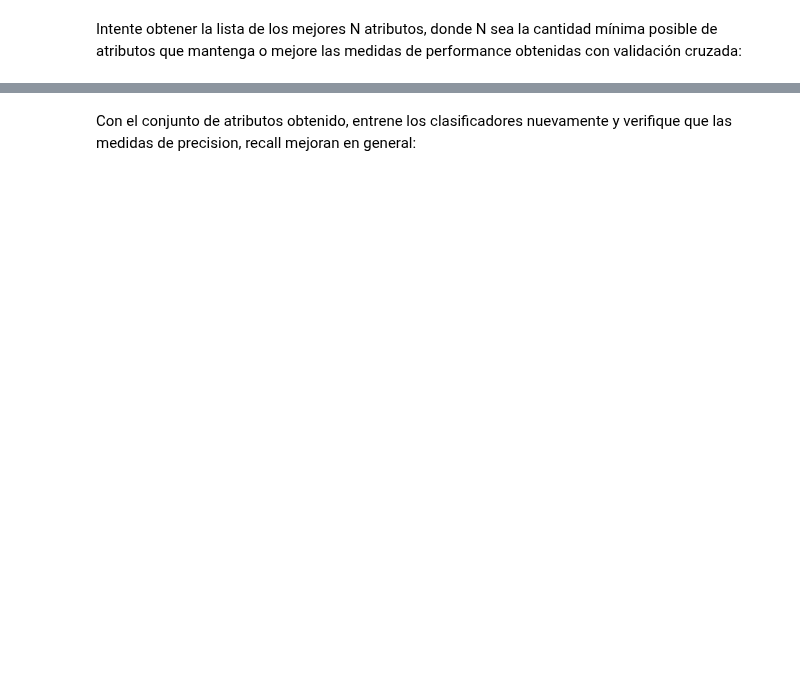
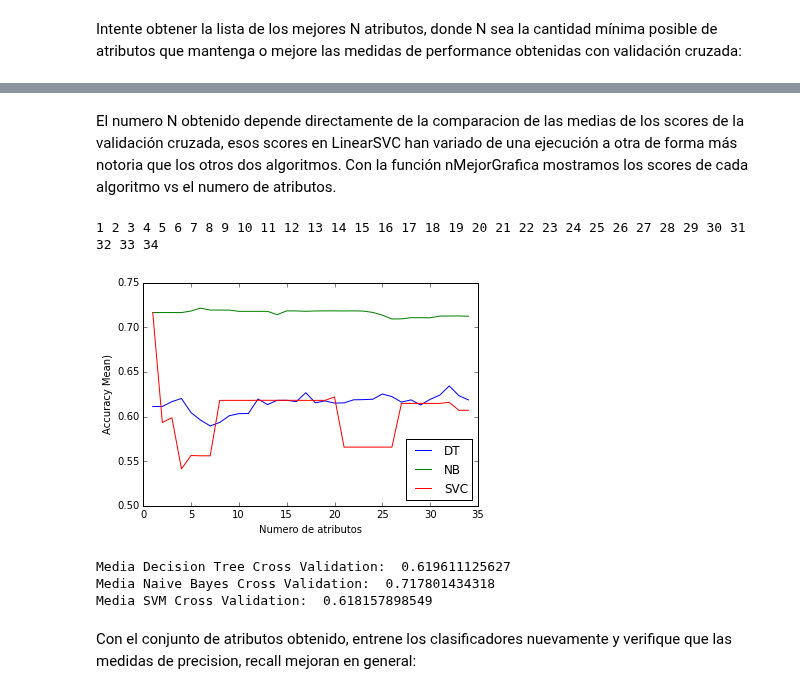
Before and after one commit to raulsperoni/aprendizaje-automatico-2015, a Jupyter notebook: Lab1_2015.ipynb, the cells around one changed output, grey strips where cells are left out. Drawn from its saved outputs; the diff is of its cells as text; code cells hidden in the pictures; blank space fills up the shorter version.

```diff
--- a/Lab1_2015.ipynb
+++ b/Lab1_2015.ipynb
@@ -561,6 +541,6 @@ Validación cruzada árbol de decisión
 from sklearn import tree,cross_validation
 dt = tree.DecisionTreeClassifier()
 
-dt_score = cross_validation.cross_val_score(dt, X, y, cv=kf, n_jobs=-1)
+dt_score = cross_validation.cross_val_score(dt, np.asarray(X), np.asarray(y), cv=kf, n_jobs=-1)
 print "Media Decision Tree Cross Validation: ",dt_score.mean()
 # %% [output]
@@ -571,5 +551,5 @@ Validación cruzada Naive Bayes
 from sklearn.naive_bayes import GaussianNB
 nb = GaussianNB()
 
-nb_score = cross_validation.cross_val_score(nb, X, y, cv=kf, n_jobs=-1)
+nb_score = cross_validation.cross_val_score(nb, np.asarray(X), np.asarray(y), cv=kf, n_jobs=-1)
 print "Media Naive Bayes Cross Validation: ",nb_score.mean()
@@ -579,5 +561,5 @@ Validación cruzada SVM
 from sklearn.svm import SVC,LinearSVC,NuSVC
 svc = LinearSVC()
 
-svc_score = cross_validation.cross_val_score(svc, X, y, cv=kf, n_jobs=-1)
+svc_score = cross_validation.cross_val_score(svc, np.asarray(X), np.asarray(y), cv=kf, n_jobs=-1)
 print "Media SVM Cross Validation: ",svc_score.mean()
@@ -667,8 +656,9 @@ def esmejor(X,X_nom,y,n):
 ##Evaluo todo los posibles valores hasta que alguno mejore o iguale.
 for i in range(1, X.shape[1]):
     mejor = esmejor(X,X_nom,y,i)
-    print mejor
     if mejor[0]:
         print "La cantidad minima de atributos que mantiene o mejora la performance es: ",len(mejor[1])
         print mejor[1]
         break
+    else:
+        print i,
@@ -675,3 +686,5 @@ for i in range(1, X.shape[1]):
+# %% [markdown]
+El numero N obtenido depende directamente de la comparacion de las medias de los scores de la validación cruzada, esos scores en LinearSVC han variado de una ejecución a otra de forma más notoria que los otros dos algoritmos. Con la función nMejorGrafica mostramos los scores de cada algoritmo vs el numero de atributos.
 # %%
 from sklearn import cross_validation
 import pylab as pl
@@ -680,52 +693,59 @@ import pylab as pl
 def nMejorGrafica(X,y):
     #rango de 1 a cant atributos
     rango = range(1, X.shape[1])
     results = [[],[],[],[]]
     #para cada n
     for i in rango:
         (X_new,attrs) = seleccionarKmejores(X,X_nom,y,i)
         #Evaluo los algoritmos con validacion cruzada
-        dt_new = cross_validation.cross_val_score(dt, X_new, y, cv=kf, n_jobs=-1)
-        nb_new = cross_validation.cross_val_score(nb, X_new, y, cv=kf, n_jobs=-1)
-        svc_new = cross_validation.cross_val_score(svc, X_new, y, cv=kf, n_jobs=-1)
+        dt_new = cross_validation.cross_val_score(dt, np.asarray(X_new), np.asarray(y), cv=kf, n_jobs=-1)
+        nb_new = cross_validation.cross_val_score(nb, no.asarray(X_new), np.asarray(y), cv=kf, n_jobs=-1)
+        svc_new = cross_validation.cross_val_score(svc, no.asarray(X_new), np.asarray(y), cv=kf, n_jobs=-1)
 
         #Guardo resultado
         results[0] = np.append(results[0], dt_new.mean())
         results[1] = np.append(results[1], nb_new.mean())
         results[2] = np.append(results[2], svc_new.mean())
         results[3] = attrs
         print (i),
 
     print ""
 
     # Plot number of features VS. cross-validation scores
 
     pl.figure()
     pl.xlabel("Numero de atributos")
     pl.ylabel("Accuracy Mean)")
     pl.plot(rango,results[0])
     pl.plot(rango,results[1])
     pl.plot(rango,results[2])
     pl.legend(['DT', 'NB', 'SVC'], loc='lower right')
     #print "Medias:",results
 
 nMejorGrafica(X,y)
+# %% [output]
+1 2 3 4 5 6 7 8 9 10 11 12 13 14 15 16 17 18 19 20 21 22 23 24 25 26 27 28 29 30 31 32 33 34
+[figure, added]
 # %%
 from sklearn.feature_selection import SelectKBest
 from sklearn.feature_selection import chi2
 #Seleccionamos los 1 mejores
-(X_new,attrs) = seleccionarKmejores(X,X_nom,y,20)
+(X_new,attrs) = seleccionarKmejores(X,X_nom,y,12)
 
 #Veo performance
 dtN = tree.DecisionTreeClassifier()
-dt_scoreN = cross_validation.cross_val_score(dtN, X_new, y, cv=kf, n_jobs=-1)
+dt_scoreN = cross_validation.cross_val_score(dtN, np.asarray(X_new), np.asarray(y), cv=kf, n_jobs=-1)
 print "Media Decision Tree Cross Validation: ",dt_scoreN.mean()
 nbN = GaussianNB()
-nb_scoreN = cross_validation.cross_val_score(nbN, X_new, y, cv=kf, n_jobs=-1)
+nb_scoreN = cross_validation.cross_val_score(nbN, np.asarray(X_new), np.asarray(y), cv=kf, n_jobs=-1)
 print "Media Naive Bayes Cross Validation: ",nb_scoreN.mean()
 svcN = LinearSVC()
-svc_scoreN = cross_validation.cross_val_score(svcN, X_new, y, cv=kf, n_jobs=-1)
+svc_scoreN = cross_validation.cross_val_score(svcN, np.asarray(X_new), np.asarray(y), cv=kf, n_jobs=-1)
 print "Media SVM Cross Validation: ",svc_scoreN.mean()
+# %% [output]
+Media Decision Tree Cross Validation:  0.619611125627
+Media Naive Bayes Cross Validation:  0.717801434318
+Media SVM Cross Validation:  0.618157898549
 # %% [markdown]
 Con el conjunto de atributos obtenido, entrene los clasificadores nuevamente y verifique que las medidas de precision, recall mejoran en general:
 # %%
```
Also changed, not shown: parts of 15 cells of this notebook.
